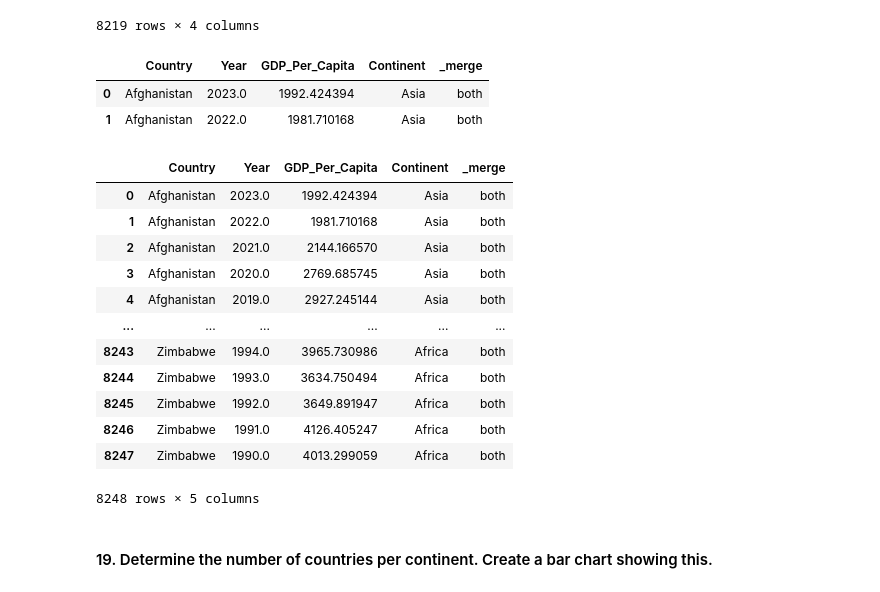
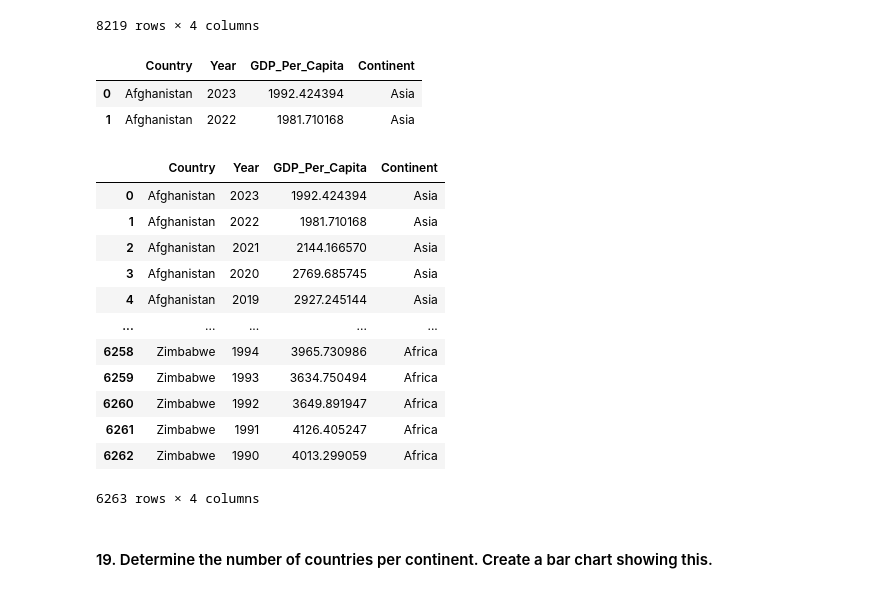
Before and after one commit to nss-data-science-cohort-9/un-exploration-catdgomez, a Jupyter notebook: notebooks/UN_Data_Exploration.ipynb, the cells around one changed output. Saved outputs shown, nothing was run; the diff lists cells and outputs as text; code cells hidden in the pictures.

```diff
--- a/notebooks/UN_Data_Exploration.ipynb
+++ b/notebooks/UN_Data_Exploration.ipynb
@@ -649,35 +649,35 @@ gdp_df
 # %%
 gdp_df = pd.merge(
     left = gdp_drop_footnotes,
     right = continents,
-    left_on = 'Country',
-    right_on = 'Country',
+#    left_on = 'Country',
+#    right_on = 'Country',
     validate = "many_to_one",
-    how = 'outer',
-    indicator = True
+    how = 'inner',
+#    indicator = True
 )
 gdp_df.head(2)
 # %% [output]
-|  | Country | Year | GDP_Per_Capita | Continent | _merge |
-| 0 | Afghanistan | 2023.0 | 1992.424394 | Asia | both |
-| 1 | Afghanistan | 2022.0 | 1981.710168 | Asia | both |
+|  | Country | Year | GDP_Per_Capita | Continent |
+| 0 | Afghanistan | 2023 | 1992.424394 | Asia |
+| 1 | Afghanistan | 2022 | 1981.710168 | Asia |
 # %%
 gdp_df['Year'] = pd.to_numeric(gdp_df["Year"], errors="coerce")
 # %%
 gdp_df
 # %% [output]
-|  | Country | Year | GDP_Per_Capita | Continent | _merge |
-| 0 | Afghanistan | 2023.0 | 1992.424394 | Asia | both |
-| 1 | Afghanistan | 2022.0 | 1981.710168 | Asia | both |
-| 2 | Afghanistan | 2021.0 | 2144.166570 | Asia | both |
-| 3 | Afghanistan | 2020.0 | 2769.685745 | Asia | both |
-| 4 | Afghanistan | 2019.0 | 2927.245144 | Asia | both |
-| ... | ... | ... | ... | ... | ... |
-| 8243 | Zimbabwe | 1994.0 | 3965.730986 | Africa | both |
-| 8244 | Zimbabwe | 1993.0 | 3634.750494 | Africa | both |
-| 8245 | Zimbabwe | 1992.0 | 3649.891947 | Africa | both |
-| 8246 | Zimbabwe | 1991.0 | 4126.405247 | Africa | both |
-| 8247 | Zimbabwe | 1990.0 | 4013.299059 | Africa | both |
+|  | Country | Year | GDP_Per_Capita | Continent |
+| 0 | Afghanistan | 2023 | 1992.424394 | Asia |
+| 1 | Afghanistan | 2022 | 1981.710168 | Asia |
+| 2 | Afghanistan | 2021 | 2144.166570 | Asia |
+| 3 | Afghanistan | 2020 | 2769.685745 | Asia |
+| 4 | Afghanistan | 2019 | 2927.245144 | Asia |
+| ... | ... | ... | ... | ... |
+| 6258 | Zimbabwe | 1994 | 3965.730986 | Africa |
+| 6259 | Zimbabwe | 1993 | 3634.750494 | Africa |
+| 6260 | Zimbabwe | 1992 | 3649.891947 | Africa |
+| 6261 | Zimbabwe | 1991 | 4126.405247 | Africa |
+| 6262 | Zimbabwe | 1990 | 4013.299059 | Africa |
-8248 rows × 5 columns
+6263 rows × 4 columns
 # %% [markdown]
 #### 19. Determine the number of countries per continent. Create a bar chart showing this.
```
Also changed, not shown: parts of 35 cells of this notebook.
